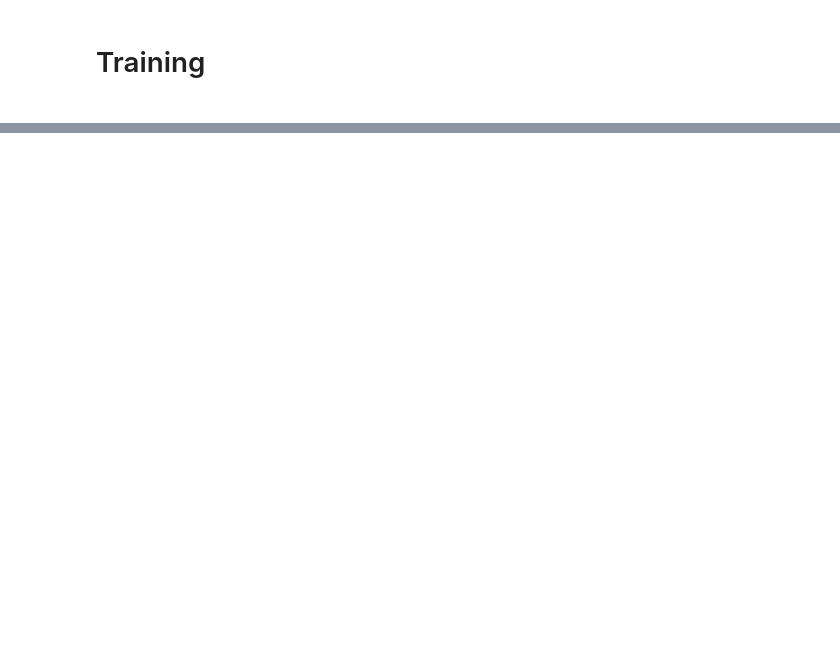
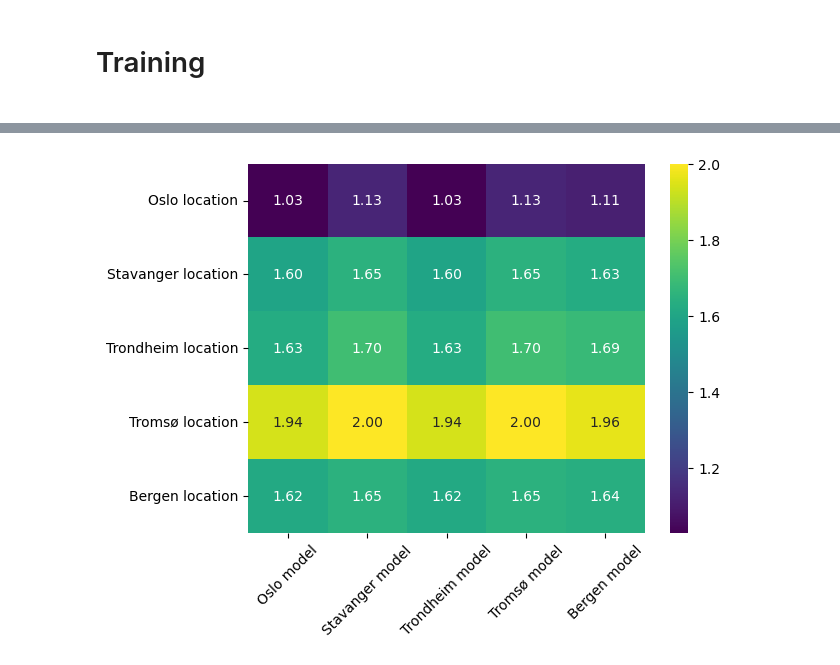
Before and after one commit to axelandreassen/ANEO_Data_Science, a Jupyter notebook: testing_lasso.ipynb, the cells around one changed output, grey strips where cells are left out. Cells and saved outputs as stored; diff of their text form; code cells hidden in the pictures; blank space fills up the shorter version.

```diff
--- a/testing_lasso.ipynb
+++ b/testing_lasso.ipynb
@@ -380,0 +380,40 @@ consumption_seasonal_L144: 0.20993713385618065
+# %%
+cross_table=np.zeros((5,5))
+for I in range(5):
+    for J in range(5):
+        data = DFS[I]
+        model1 = all_models[J][0]
+        model1 = all_models[J][1]
+        X = data
+        y1 = X["consumption_seasonal"]
+        y2 = X["consumption_trend"]
+        X = X.drop(columns=["consumption_seasonal", "consumption_trend"])
+
+        thresh = np.floor(len(X) * (1 - VAL_SPLIT))
+        X_train, X_val = custom_train_val_split(X, VAL_SPLIT)
+        y1_train, y1_val = custom_train_val_split(y1, VAL_SPLIT)
+        y2_train, y2_val = custom_train_val_split(y2, VAL_SPLIT)
+
+        model1.fit(X_train, y1_train)
+        y1_pred = model1.predict(X_val)
+        model2.fit(X_train, y2_train)
+        y2_pred = model2.predict(X_val)
+        mu, sig = REVERSE_CONSUMPTION_NORMALIZATION[I]
+
+        resids = ((y1_val+y2_val)*sig - (y1_pred+y2_pred)*sig) / ((y1_val+y2_val)*sig+mu)
+        oos_MAPE = np.mean(np.abs(resids)) * 100
+        cross_table[I,J]=oos_MAPE
+
+df = pd.DataFrame(cross_table, index=DF_STRINGS, columns=DF_STRINGS)
+
+# Create a heatmap using seaborn
+sns.heatmap(df, cmap='viridis', annot=True, fmt=".2f", cbar=True)
+
+# Set labels for the rows and columns with additional text
+plt.xticks(np.arange(len(DF_STRINGS)) + 0.5, [f'{label} model' for label in DF_STRINGS], rotation=45)
+plt.yticks(np.arange(len(DF_STRINGS)) + 0.5, [f'{label} location' for label in DF_STRINGS], rotation=0)
+
+# Show the plot
+plt.show()
+# %% [output]
+[figure, added]
```
Also changed, not shown: parts of 4 cells of this notebook.
